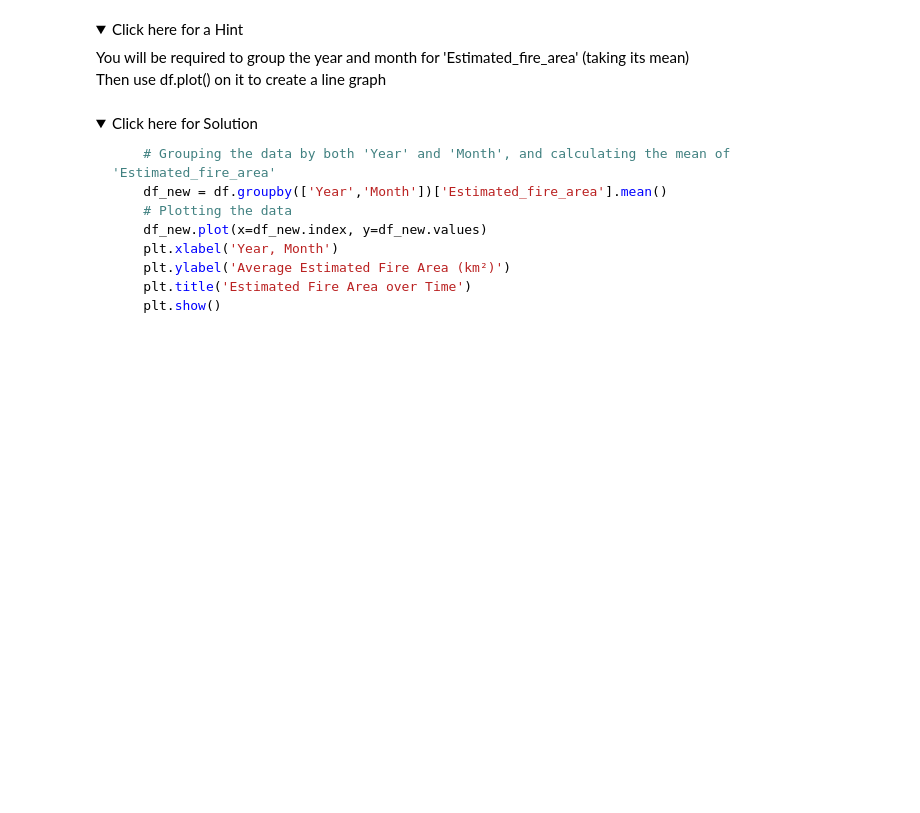
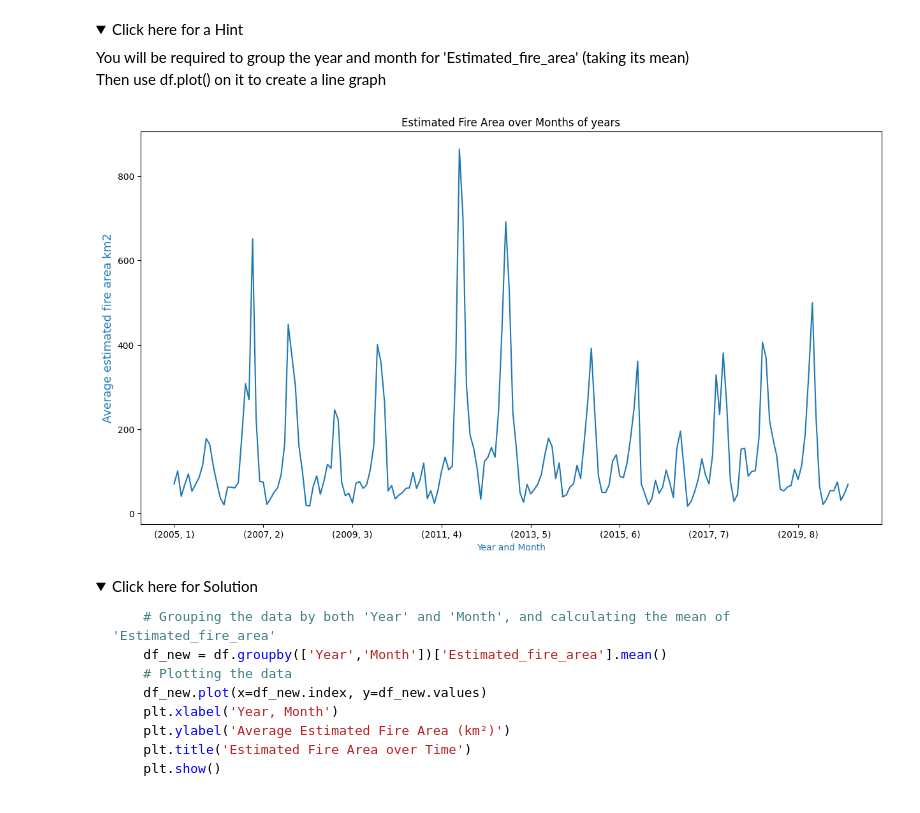
Before and after one commit to tranttha/IBM-DS-Course, a Jupyter notebook: Course 8 Data visulization with python/Module 5 Final Project /5.1 Practice project/5.1 Practice_Assignment_Part1.jupyterlite.ipynb, the cells around one changed output. Cells and saved outputs as stored; diff of their text form; code cells hidden in the pictures; folded sections open; blank space fills up the shorter version.

```diff
--- a/Course 8 Data visulization with python/Module 5 Final Project /5.1 Practice project/5.1 Practice_Assignment_Part1.jupyterlite.ipynb
+++ b/Course 8 Data visulization with python/Module 5 Final Project /5.1 Practice project/5.1 Practice_Assignment_Part1.jupyterlite.ipynb
@@ -91,11 +110,21 @@ Variables
 # %% [markdown]
 ### Importing Data
 # %%
-from js import fetch
-import io
+# from js import fetch
+import aiohttp
+import asyncio
+# import io
 
 URL = "https://cf-courses-data.s3.us.cloud-object-storage.appdomain.cloud/IBMDeveloperSkillsNetwork-DV0101EN-SkillsNetwork/Data%20Files/Historical_Wildfires.csv"
-resp = await fetch(URL)
-text = io.BytesIO((await resp.arrayBuffer()).to_py())
-df = pd.read_csv(text)
+filename = 'historical_wildfire.csv'
+async def download(url, filename):
+    async with aiohttp.ClientSession() as session:
+        async with session.get(url) as response:
+            if response.status == 200:
+                with open(filename, 'wb') as f:
+                    f.write(await response.read())
+
+resp = await download(URL, filename=filename)
+# text = io.BytesIO((await resp.arrayBuffer()).to_py())
+df = pd.read_csv(filename)
 print('Data read into a pandas dataframe!')
@@ -179,3 +308,17 @@ You will be required to group the year and month for 'Estimated_fire_area' (taki
+# %%
+# TODO
+color = 'tab:blue'
+
+avg_est_fire_area_month = avg_est_fire_area.groupby(['Year', 'Month'])['Estimated_fire_area'].mean()
+
+ax = avg_est_fire_area_month.plot(x=avg_est_fire_area_month.index, y=avg_est_fire_area_month.values, figsize=(15, 8))
+
+plt.xlabel('Year and Month',  color=color)
+plt.ylabel('Average estimated fire area km2',  color=color, fontsize = 13)
+plt.title('Estimated Fire Area over Months of years')
+plt.show()
+# %% [output]
+[figure, added]
 # %% [markdown]
 <details>
     <summary>Click here for Solution</summary>
```
Also changed, not shown: parts of 26 cells of this notebook, 3 other files.
